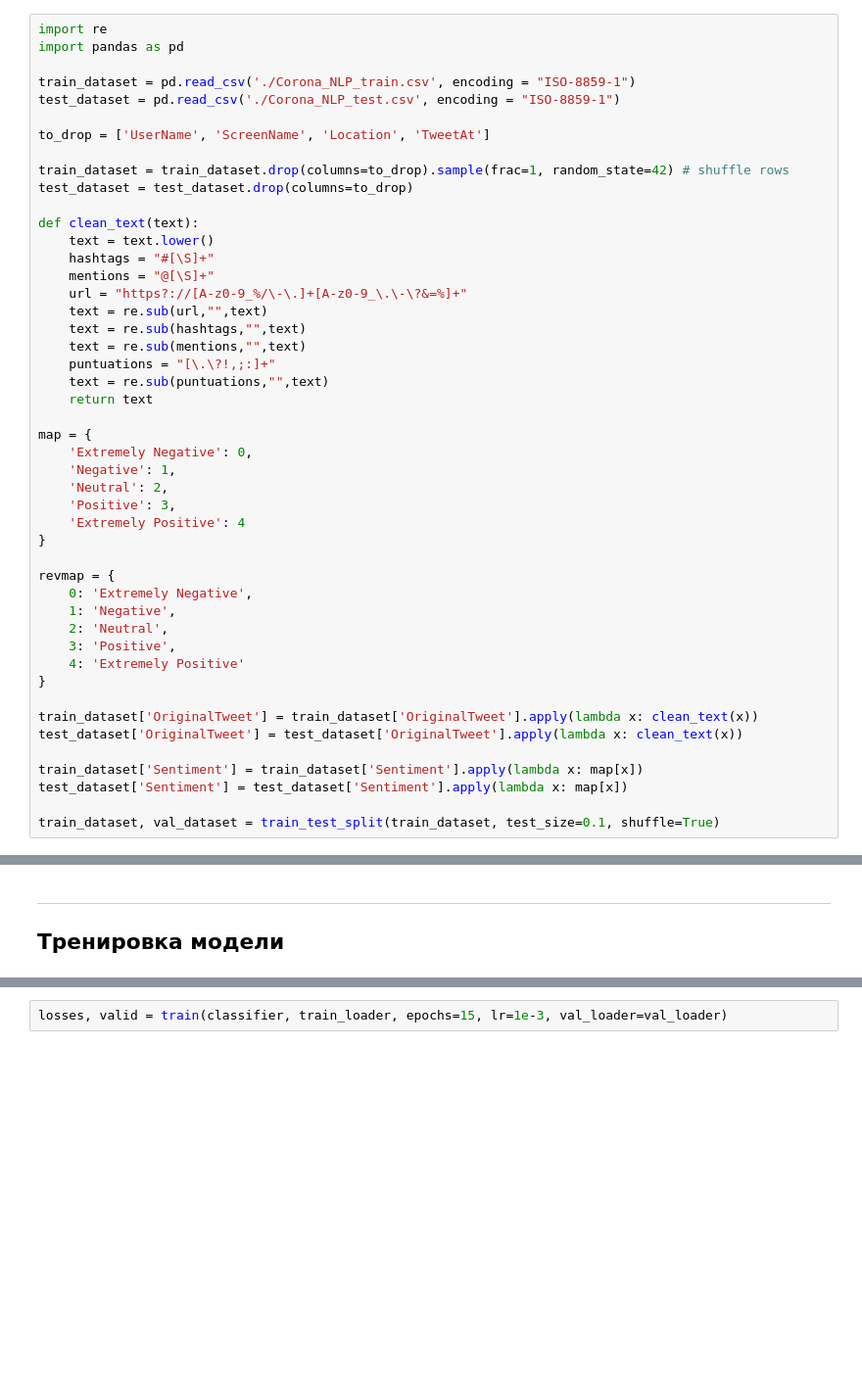
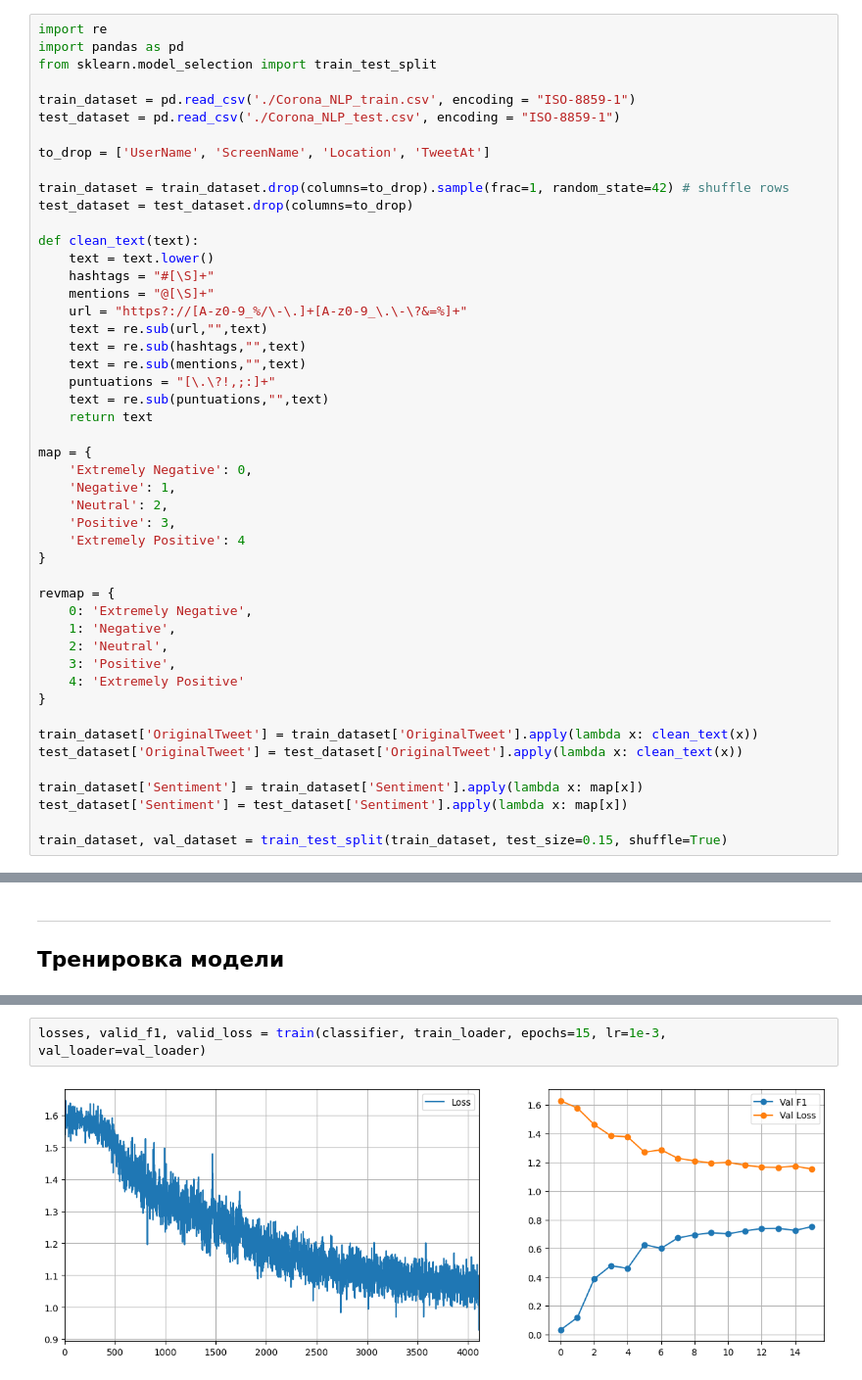
Before and after one commit to DaniilLaptev/transformers, a Jupyter notebook: encoder for sentiment analysis.ipynb, the cells around one changed output, grey strips where cells are left out. Shown: that part at 98% size. Cells and saved outputs as stored; diff of their text form; blank space fills up the shorter version.

```diff
--- a/encoder for sentiment analysis.ipynb
+++ b/encoder for sentiment analysis.ipynb
@@ -6,6 +4,7 @@ from sklearn.model_selection import train_test_split
 # %%
 import re
 import pandas as pd
+from sklearn.model_selection import train_test_split
 
 train_dataset = pd.read_csv('./Corona_NLP_train.csv', encoding = "ISO-8859-1")
 test_dataset = pd.read_csv('./Corona_NLP_test.csv', encoding = "ISO-8859-1")
@@ -49,7 +48,7 @@ test_dataset['OriginalTweet'] = test_dataset['OriginalTweet'].apply(lambda x: cl
 train_dataset['Sentiment'] = train_dataset['Sentiment'].apply(lambda x: map[x])
 test_dataset['Sentiment'] = test_dataset['Sentiment'].apply(lambda x: map[x])
 
-train_dataset, val_dataset = train_test_split(train_dataset, test_size=0.1, shuffle=True)
+train_dataset, val_dataset = train_test_split(train_dataset, test_size=0.15, shuffle=True)
 # %%
 import torch
 from torch import nn
@@ -227,2 +261,4 @@ print(evaluate(classifier, test_loader, return_f1=True)[0])
 # %%
-losses, valid = train(classifier, train_loader, epochs=15, lr=1e-3, val_loader=val_loader)
+losses, valid_f1, valid_loss = train(classifier, train_loader, epochs=15, lr=1e-3, val_loader=val_loader)
+# %% [output]
+[figure, added]
```
Also changed, not shown: parts of 10 cells of this notebook, 4 other files.
